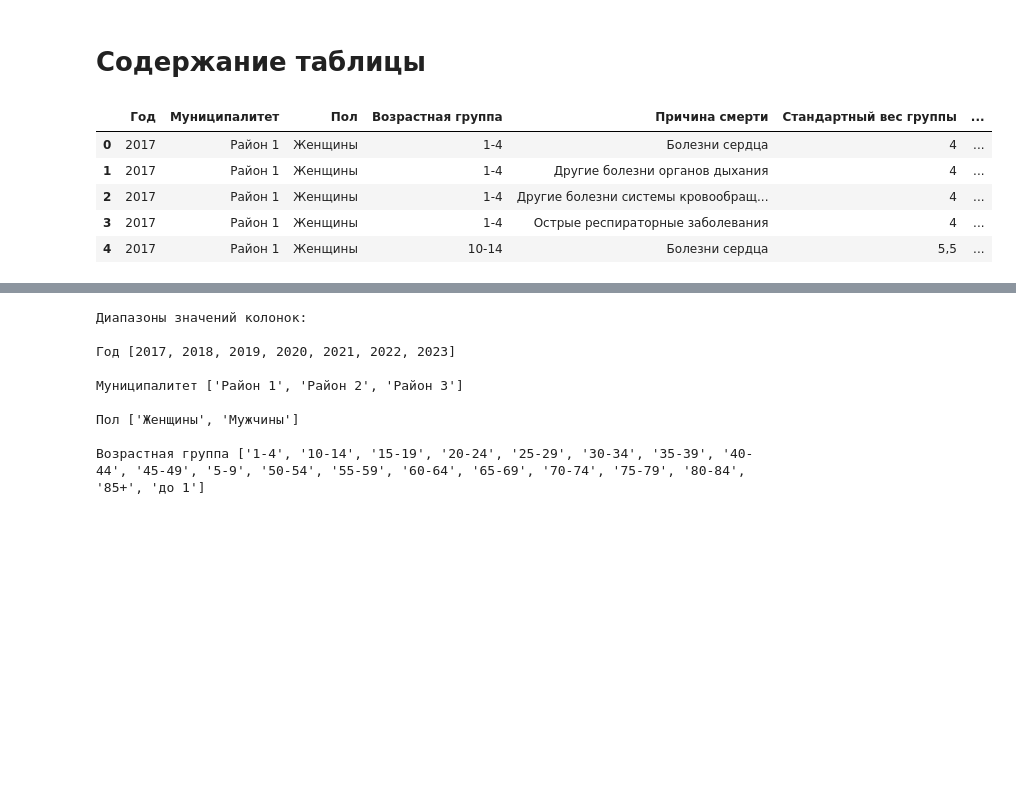
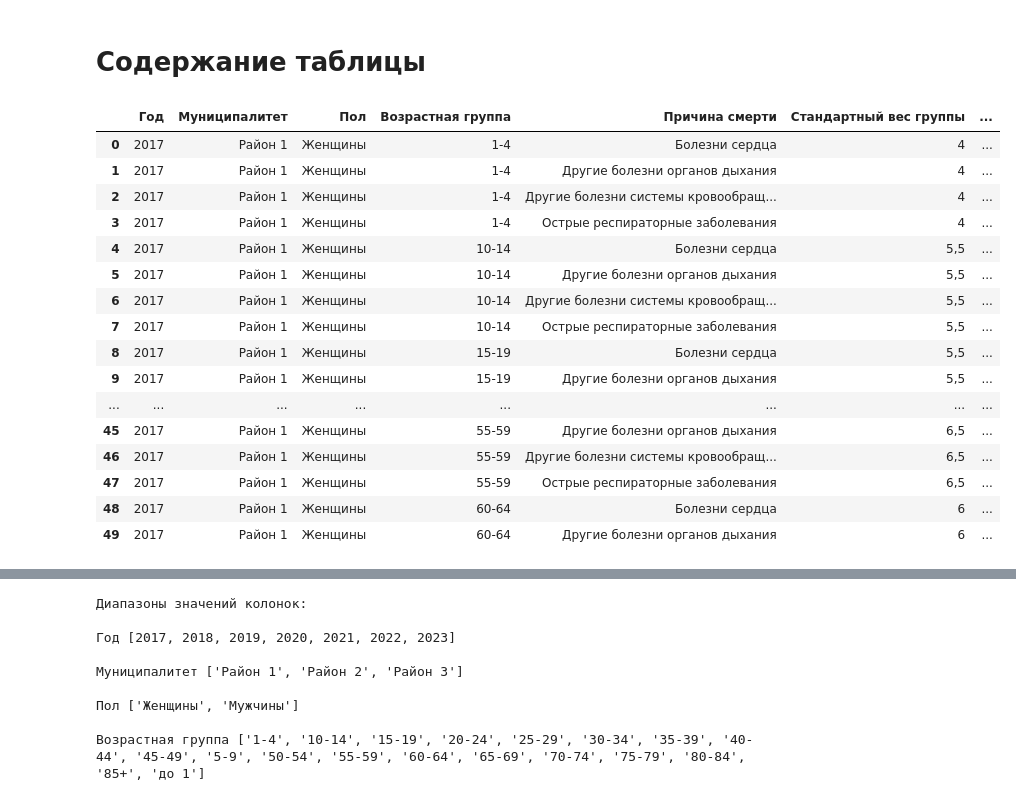
Before and after one commit to KossBI/Population_analysis, a Jupyter notebook: Анализ.ipynb, the cells around one changed output, grey strips where cells are left out. Saved outputs shown, nothing was run; the diff lists cells and outputs as text; code cells hidden in the pictures; blank space fills up the shorter version.

```diff
--- a/Анализ.ipynb
+++ b/Анализ.ipynb
@@ -13,3 +13,4 @@ import pandas as pd
 import numpy as np
 from scipy import stats
 import math
+pd.set_option('display.max_colwidth', None)
@@ -19,11 +28,22 @@ df = pd.read_csv("Тестовое _ Данные - Лист1.csv")
 # %% [markdown]
 # Содержание таблицы
 # %%
-df.head()
+df.head(50)
 # %% [output]
 |  | Год | Муниципалитет | Пол | Возрастная группа | Причина смерти | Стандартный вес группы | ... |
 | 0 | 2017 | Район 1 | Женщины | 1-4 | Болезни сердца | 4 | ... |
 | 1 | 2017 | Район 1 | Женщины | 1-4 | Другие болезни органов дыхания | 4 | ... |
 | 2 | 2017 | Район 1 | Женщины | 1-4 | Другие болезни системы кровообращ... | 4 | ... |
 | 3 | 2017 | Район 1 | Женщины | 1-4 | Острые респираторные заболевания | 4 | ... |
 | 4 | 2017 | Район 1 | Женщины | 10-14 | Болезни сердца | 5,5 | ... |
+| 5 | 2017 | Район 1 | Женщины | 10-14 | Другие болезни органов дыхания | 5,5 | ... |
+| 6 | 2017 | Район 1 | Женщины | 10-14 | Другие болезни системы кровообращ... | 5,5 | ... |
+| 7 | 2017 | Район 1 | Женщины | 10-14 | Острые респираторные заболевания | 5,5 | ... |
+| 8 | 2017 | Район 1 | Женщины | 15-19 | Болезни сердца | 5,5 | ... |
+| 9 | 2017 | Район 1 | Женщины | 15-19 | Другие болезни органов дыхания | 5,5 | ... |
+| ... | ... | ... | ... | ... | ... | ... | ... |
+| 45 | 2017 | Район 1 | Женщины | 55-59 | Другие болезни органов дыхания | 6,5 | ... |
+| 46 | 2017 | Район 1 | Женщины | 55-59 | Другие болезни системы кровообращ... | 6,5 | ... |
+| 47 | 2017 | Район 1 | Женщины | 55-59 | Острые респираторные заболевания | 6,5 | ... |
+| 48 | 2017 | Район 1 | Женщины | 60-64 | Болезни сердца | 6 | ... |
+| 49 | 2017 | Район 1 | Женщины | 60-64 | Другие болезни органов дыхания | 6 | ... |
```
Also changed, not shown: parts of 71 cells of this notebook, 1 other file.
